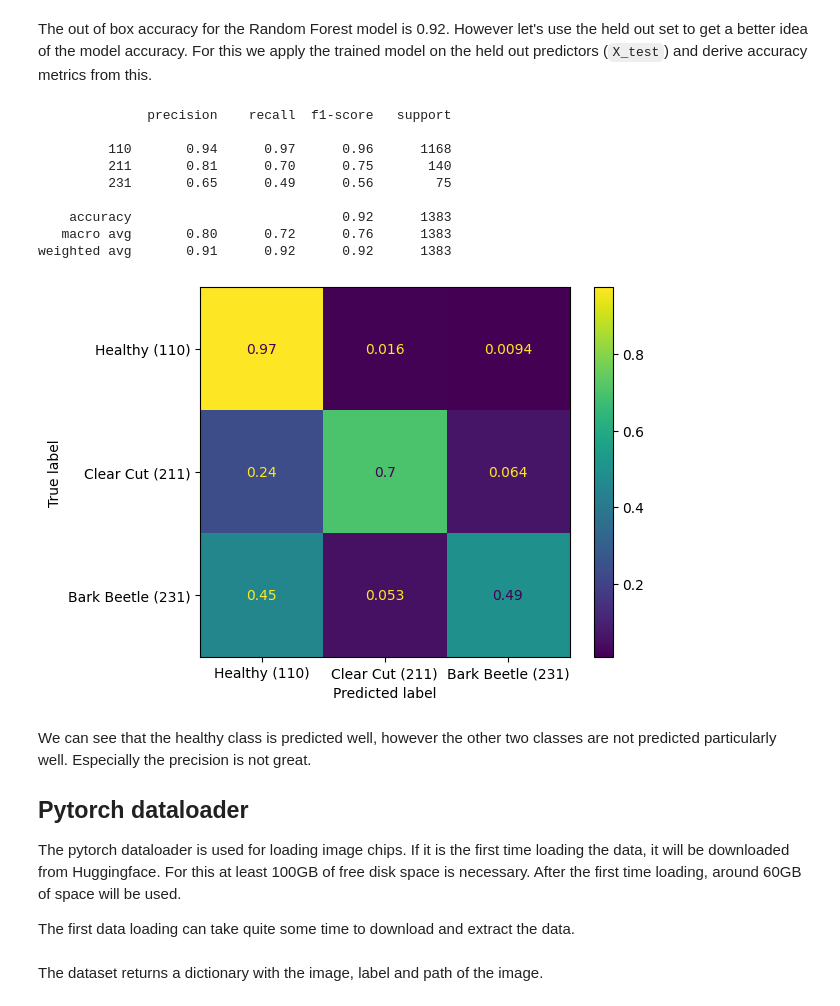
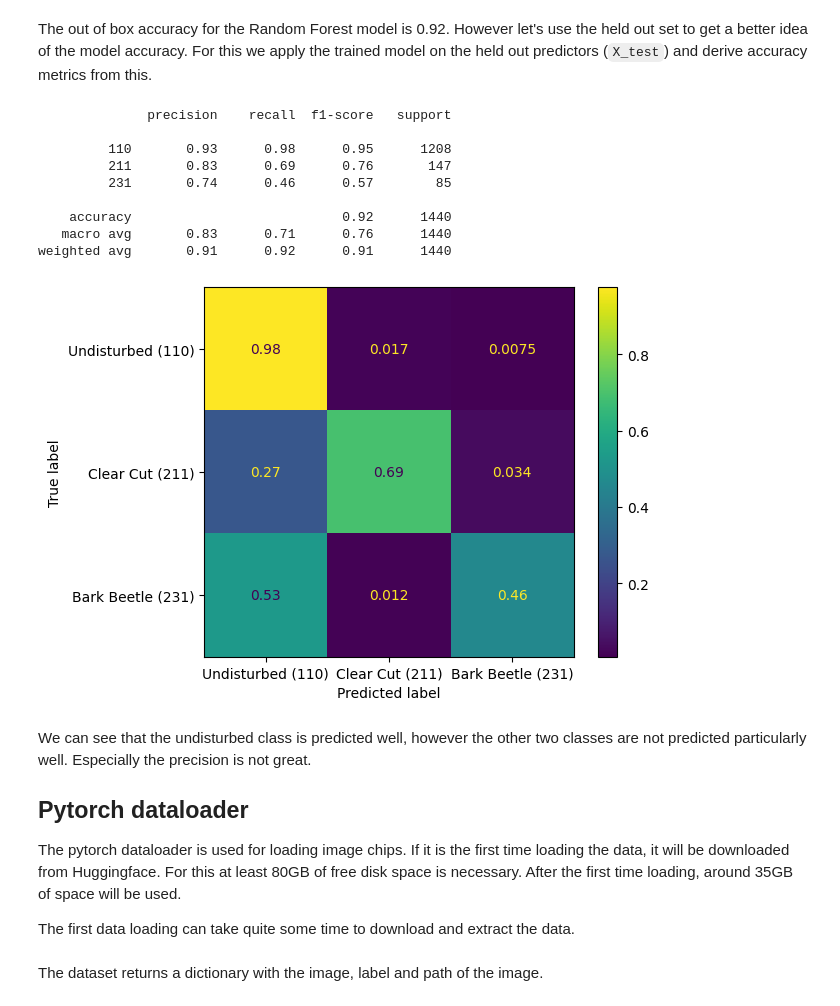
Before and after one commit to JR-DIGITAL/DISFOR, a Jupyter notebook: docs/usage/dataloaders.ipynb, the cells around one changed output. Cells and saved outputs as stored; diff of their text form; code cells hidden in the pictures.

Commit message:
Updated encoding, and all data

```diff
--- a/docs/usage/dataloaders.ipynb
+++ b/docs/usage/dataloaders.ipynb
@@ -81,36 +81,36 @@ The out of box accuracy for the Random Forest model is 0.92. However let's use t
 # %%
 from sklearn.metrics import ConfusionMatrixDisplay, classification_report
 
 y_pred = rf.predict(data.X_test)
 print(
     classification_report(
         data.y_test, y_pred, target_names=data.encoder.classes_.astype(str)
     )
 )
 
 disp = ConfusionMatrixDisplay.from_predictions(
     data.y_test,
     y_pred,
-    display_labels=["Healthy (110)", "Clear Cut (211)", "Bark Beetle (231)"],
+    display_labels=["Undisturbed (110)", "Clear Cut (211)", "Bark Beetle (231)"],
     normalize="true",
 )
 # %% [output]
               precision    recall  f1-score   support
 
-         110       0.94      0.97      0.96      1168
-         211       0.81      0.70      0.75       140
-         231       0.65      0.49      0.56        75
+         110       0.93      0.98      0.95      1208
+         211       0.83      0.69      0.76       147
+         231       0.74      0.46      0.57        85
 
-    accuracy                           0.92      1383
-   macro avg       0.80      0.72      0.76      1383
-weighted avg       0.91      0.92      0.92      1383
+    accuracy                           0.92      1440
+   macro avg       0.83      0.71      0.76      1440
+weighted avg       0.91      0.92      0.91      1440
-[figure, old version]
+[figure, new version]
 # %% [markdown]
-We can see that the healthy class is predicted well, however the other two classes are not predicted particularly well. Especially the precision is not great.
+We can see that the undisturbed class is predicted well, however the other two classes are not predicted particularly well. Especially the precision is not great.
 
 ## Pytorch dataloader
 
-The pytorch dataloader is used for loading image chips. If it is the first time loading the data, it will be downloaded from Huggingface. For this at least 100GB of free disk space is necessary. After the first time loading, around 60GB of space will be used.
+The pytorch dataloader is used for loading image chips. If it is the first time loading the data, it will be downloaded from Huggingface. For this at least 80GB of free disk space is necessary. After the first time loading, around 35GB of space will be used.
 
 The first data loading can take quite some time to download and extract the data.
 # %%
```
Also changed, not shown: parts of 6 cells of this notebook, 9 other files.
